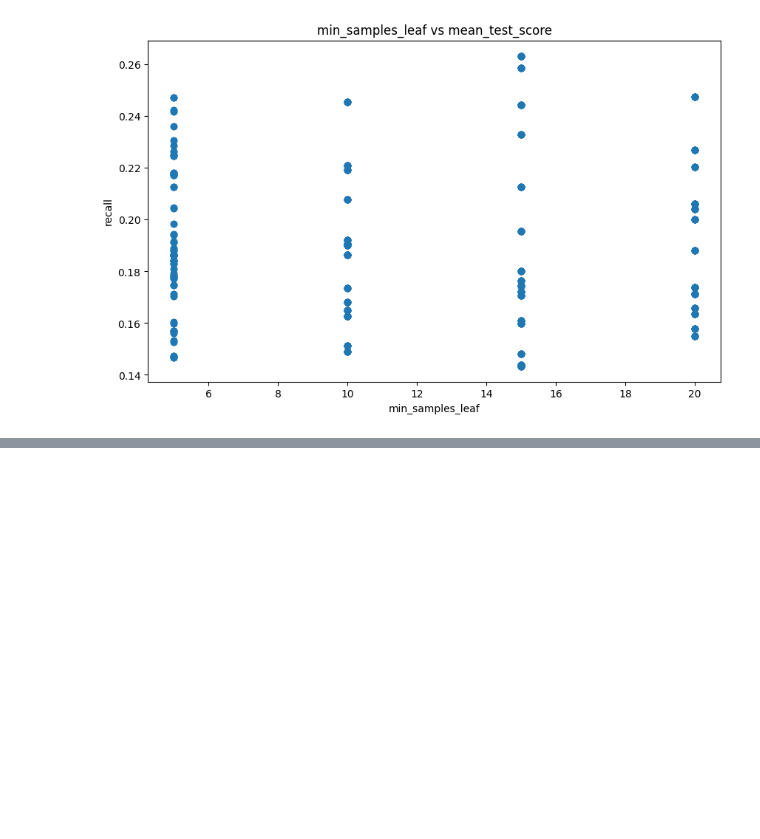
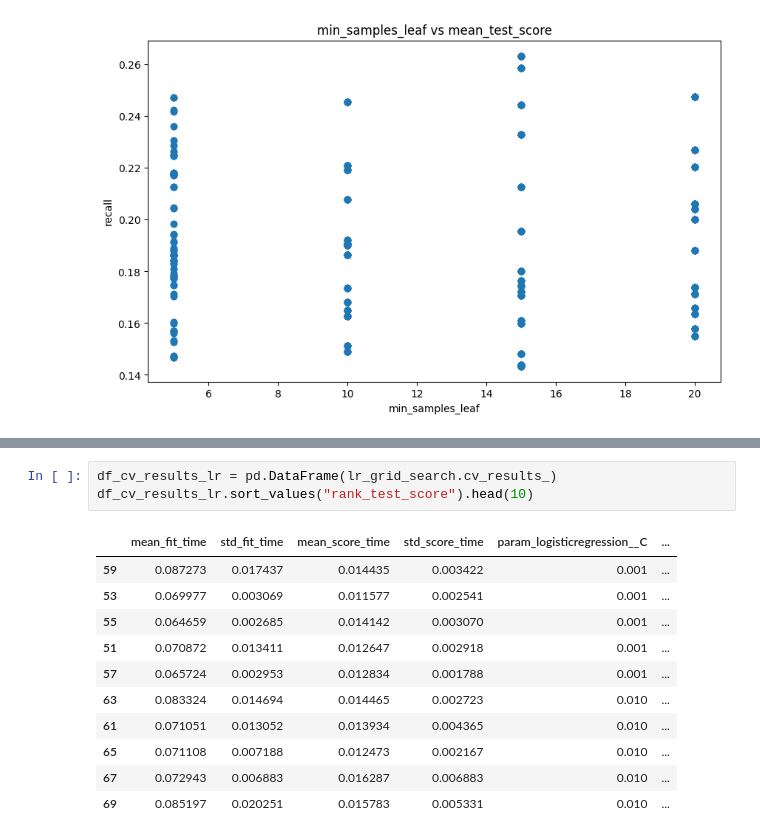
Before and after one commit to Heitorccf/ds-playground, a Jupyter notebook: hyperparameter_search/exploitation.ipynb, the cells around one changed output, grey strips where cells are left out. Cells and saved outputs as stored; diff of their text form; blank space fills up the shorter version.

```diff
--- a/hyperparameter_search/exploitation.ipynb
+++ b/hyperparameter_search/exploitation.ipynb
@@ -213,0 +262,15 @@ plt.show()
+# %%
+df_cv_results_lr = pd.DataFrame(lr_grid_search.cv_results_)
+df_cv_results_lr.sort_values("rank_test_score").head(10)
+# %% [output]
+|  | mean_fit_time | std_fit_time | mean_score_time | std_score_time | param_logisticregression__C | ... |
+| 59 | 0.087273 | 0.017437 | 0.014435 | 0.003422 | 0.001 | ... |
+| 53 | 0.069977 | 0.003069 | 0.011577 | 0.002541 | 0.001 | ... |
+| 55 | 0.064659 | 0.002685 | 0.014142 | 0.003070 | 0.001 | ... |
+| 51 | 0.070872 | 0.013411 | 0.012647 | 0.002918 | 0.001 | ... |
+| 57 | 0.065724 | 0.002953 | 0.012834 | 0.001788 | 0.001 | ... |
+| 63 | 0.083324 | 0.014694 | 0.014465 | 0.002723 | 0.010 | ... |
+| 61 | 0.071051 | 0.013052 | 0.013934 | 0.004365 | 0.010 | ... |
+| 65 | 0.071108 | 0.007188 | 0.012473 | 0.002167 | 0.010 | ... |
+| 67 | 0.072943 | 0.006883 | 0.016287 | 0.006883 | 0.010 | ... |
+| 69 | 0.085197 | 0.020251 | 0.015783 | 0.005331 | 0.010 | ... |
```
Also changed, not shown: parts of 6 cells of this notebook.
